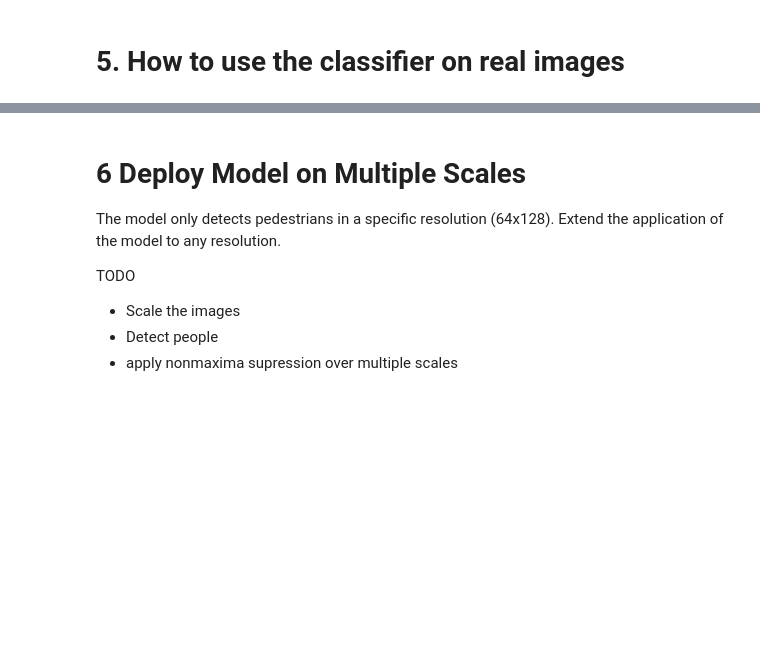
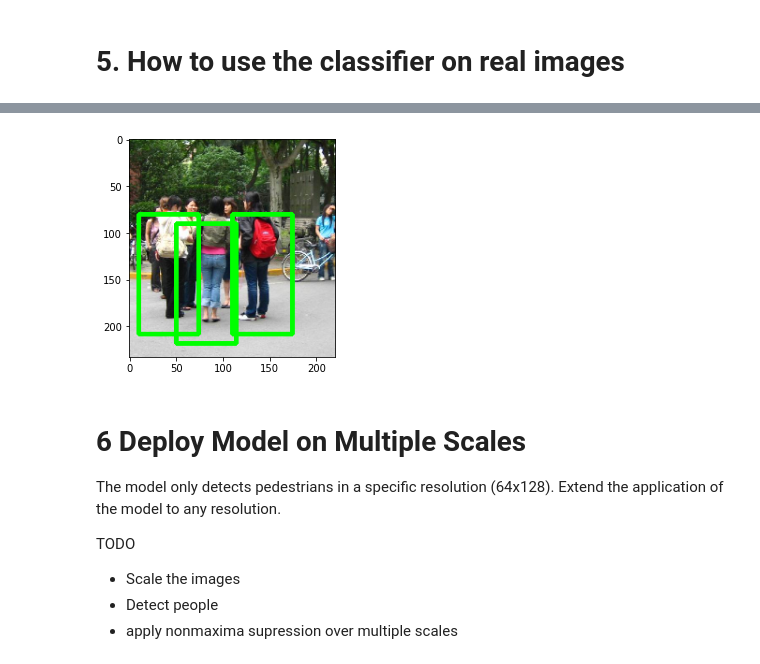
Before and after one commit to ananta-lamichhane/AIA, a Jupyter notebook: HW3/Homework 3.ipynb, the cells around one changed output, grey strips where cells are left out. Drawn from its saved outputs; the diff is of its cells as text; code cells hidden in the pictures; blank space fills up the shorter version.

```diff
--- a/HW3/Homework 3.ipynb
+++ b/HW3/Homework 3.ipynb
@@ -84,7 +84,7 @@ img = data.astronaut()
 
 
 fd, hog_image = hog(img, orientations=8, pixels_per_cell=(16, 16),
-                    cells_per_block=(3, 3), visualize=True, multichannel=True)
+                    cells_per_block=(3, 3), visualize=True, channel_axis=-1)
 
 fig, (ax1, ax2) = plt.subplots(1, 2, figsize=(8, 4), sharex=True, sharey=True)
 
@@ -117,8 +117,7 @@ def feature_extraction(img, ppc = 8, cpb = 2):
     # - try different parameters
     # - the output should be a one-dimensional array
     fd, hog_image = hog(img, orientations=8, pixels_per_cell=(ppc, ppc),
-                    cells_per_block=(cpb, cpb), visualize=True, multichannel=True)
-    print(f"shape of hog: {(fd.shape)}")
+                    cells_per_block=(cpb, cpb), visualize=True, channel_axis=-1)
     return fd
 
 
@@ -224,15 +222,17 @@ result, bounding_boxes = detect(img, svc)
 # %%
 bounding_boxes_filtered = utils.non_max_suppression_fast(bounding_boxes, 0.5)
 
 res = img.copy()
 for i in range(len(bounding_boxes_filtered)):
     x_1, y_1 = bounding_boxes_filtered[i,0],bounding_boxes_filtered[i,1]
     x_2, y_2 = bounding_boxes_filtered[i,2],bounding_boxes_filtered[i,3]
 
-    res = cv.rectangle(res.astype(np.float32),(x_1, y_1),(x_2, y_2),(0,255,0),3).astype(np.uint8)
+    res = cv2.rectangle(res.astype(np.float32),(x_1, y_1),(x_2, y_2),(0,255,0),3).astype(np.uint8)
 
 plt.imshow(res)
 plt.show()
+# %% [output]
+[figure, added]
 # %% [markdown]
 # 6 Deploy Model on Multiple Scales
 
```
Also changed, not shown: parts of 8 cells of this notebook.
